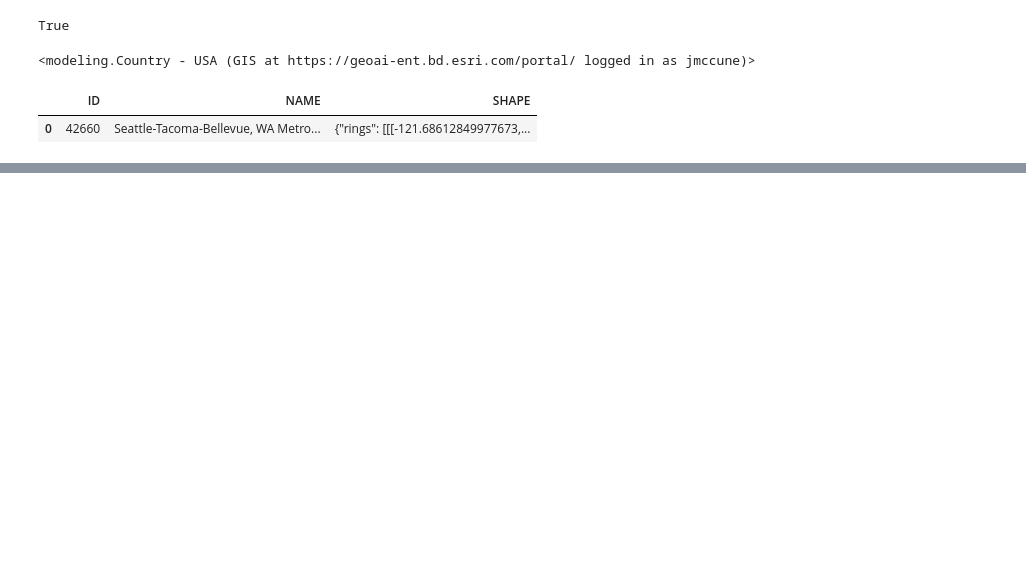
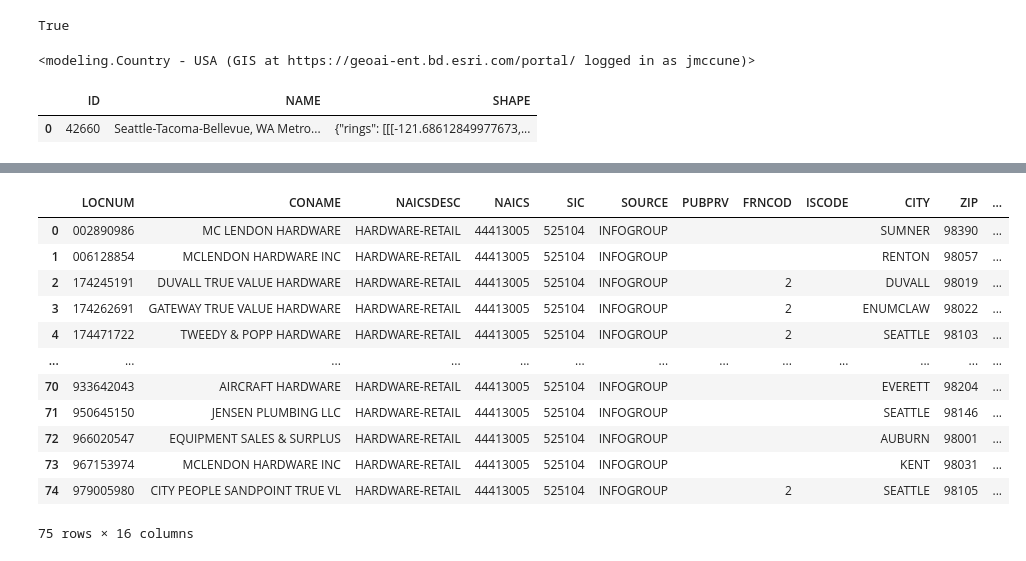
Before and after one commit to knu2xs/demographic-modeling, a Jupyter notebook: notebooks/stash/agol-business.ipynb, the cells around one changed output, grey strips where cells are left out. Cells and saved outputs as stored; diff of their text form; code cells hidden in the pictures; blank space fills up the shorter version.

```diff
--- a/notebooks/stash/agol-business.ipynb
+++ b/notebooks/stash/agol-business.ipynb
@@ -195,7 +195,9 @@ aoi_df
 |  | ID | NAME | SHAPE |
 | 0 | 42660 | Seattle-Tacoma-Bellevue, WA Metro... | {"rings": [[[-121.68612849977673,... |
 # %%
+%%time
 brnd_df = usa.business.get_by_name('ace hardware', aoi_df)
+brnd_df['brand_name_category'] = 'ACE HARDWARE'
 
 brnd_df.head()
 # %% [output]
@@ -215,0 +212,6 @@ local_threshold = 0
+# %%
+%%time
+comp_df = usa.business.get_competition(brnd_df, aoi_df, local_threshold=3)
+
+comp_df
+# %% [output]
@@ -215,0 +220,13 @@ local_threshold = 0
+|  | LOCNUM | CONAME | NAICSDESC | NAICS | SIC | SOURCE | PUBPRV | FRNCOD | ISCODE | CITY | ZIP | ... |
+| 0 | 002890986 | MC LENDON HARDWARE | HARDWARE-RETAIL | 44413005 | 525104 | INFOGROUP |  |  |  | SUMNER | 98390 | ... |
+| 1 | 006128854 | MCLENDON HARDWARE INC | HARDWARE-RETAIL | 44413005 | 525104 | INFOGROUP |  |  |  | RENTON | 98057 | ... |
+| 2 | 174245191 | DUVALL TRUE VALUE HARDWARE | HARDWARE-RETAIL | 44413005 | 525104 | INFOGROUP |  | 2 |  | DUVALL | 98019 | ... |
+| 3 | 174262691 | GATEWAY TRUE VALUE HARDWARE | HARDWARE-RETAIL | 44413005 | 525104 | INFOGROUP |  | 2 |  | ENUMCLAW | 98022 | ... |
+| 4 | 174471722 | TWEEDY & POPP HARDWARE | HARDWARE-RETAIL | 44413005 | 525104 | INFOGROUP |  | 2 |  | SEATTLE | 98103 | ... |
+| ... | ... | ... | ... | ... | ... | ... | ... | ... | ... | ... | ... | ... |
+| 70 | 933642043 | AIRCRAFT HARDWARE | HARDWARE-RETAIL | 44413005 | 525104 | INFOGROUP |  |  |  | EVERETT | 98204 | ... |
+| 71 | 950645150 | JENSEN PLUMBING LLC | HARDWARE-RETAIL | 44413005 | 525104 | INFOGROUP |  |  |  | SEATTLE | 98146 | ... |
+| 72 | 966020547 | EQUIPMENT SALES & SURPLUS | HARDWARE-RETAIL | 44413005 | 525104 | INFOGROUP |  |  |  | AUBURN | 98001 | ... |
+| 73 | 967153974 | MCLENDON HARDWARE INC | HARDWARE-RETAIL | 44413005 | 525104 | INFOGROUP |  |  |  | KENT | 98031 | ... |
+| 74 | 979005980 | CITY PEOPLE SANDPOINT TRUE VL | HARDWARE-RETAIL | 44413005 | 525104 | INFOGROUP |  | 2 |  | SEATTLE | 98105 | ... |
+75 rows × 16 columns
```
Also changed, not shown: parts of 11 cells of this notebook, 6 other files.
